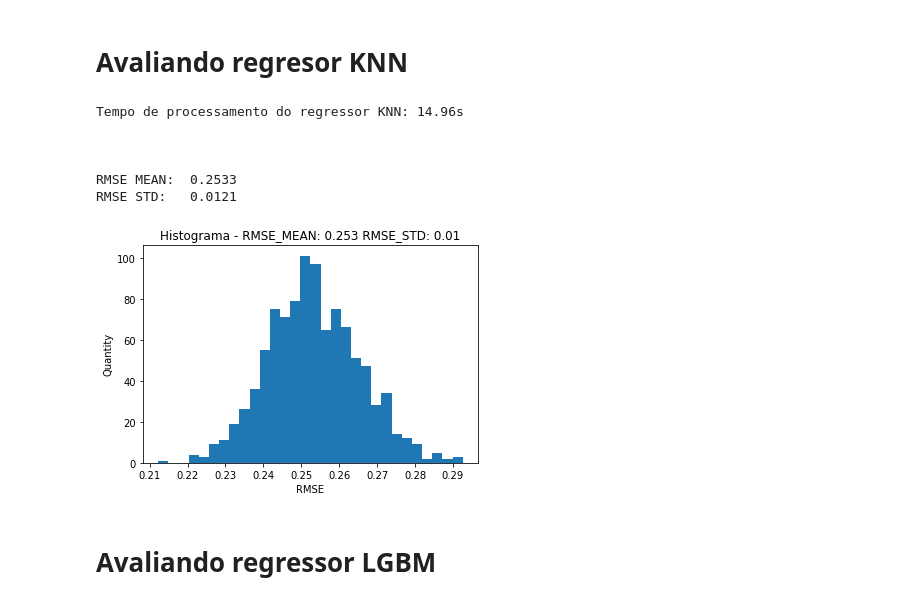
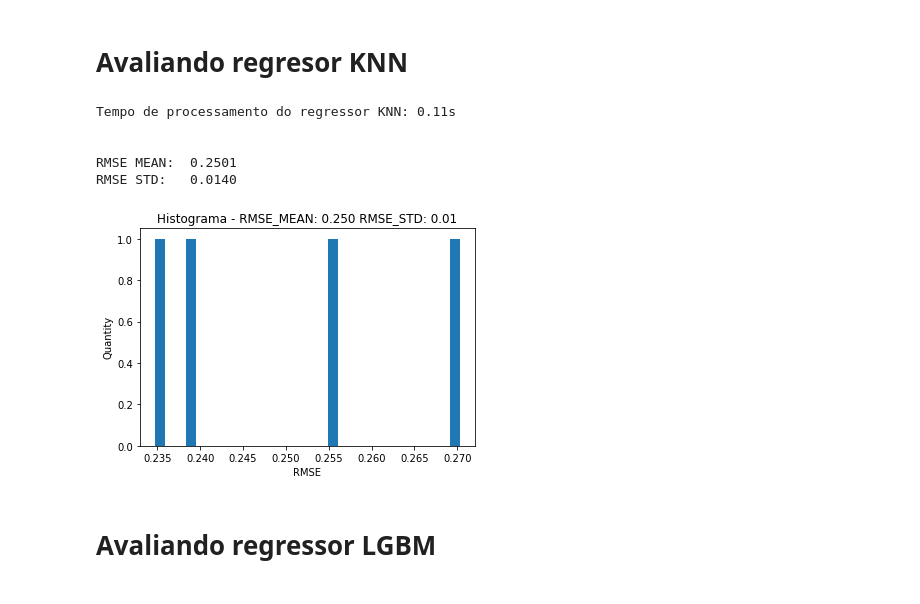
Before and after one commit to vinicius-alves/Kaggle-Avito-Challenge, a Jupyter notebook: notebook regressão linear e ridge.ipynb, the cells around one changed output. Cells and saved outputs as stored; diff of their text form; code cells hidden in the pictures.

```diff
--- a/notebook regressão linear e ridge.ipynb
+++ b/notebook regressão linear e ridge.ipynb
@@ -275,69 +221,53 @@ RMSE STD:   0.0095
 # Avaliando regresor KNN
 # %%
 from sklearn.neighbors import KNeighborsRegressor
-
 start = time.time()
 
-def regressao_knn():
+rmse_list =[]
+X = matriz_train
+y = vetor_train_target
+kf = KFold(n_splits=4);
 
-    X = matriz_train
-    y = vetor_train_target
+# Dividindo dados de treino
+#X_train, X_test, y_train, y_test = train_test_split(X,y,test_size = 0.33)
 
-    # Dividindo dados de treino
-    #X_train, X_test, y_train, y_test = train_test_split(X,y,test_size = 0.33)
-
-    kf = KFold(n_splits=4);
-    for train, test in kf.split(X):
-        X_train, X_test = X[train], X[test];
-        y_train, y_test = y[train], y[test];
+for train, test in kf.split(X):
+    X_train, X_test = X[train], X[test];
+    y_train, y_test = y[train], y[test];
 
     # Criando Regressor KNN
     regr = KNeighborsRegressor(algorithm='auto', leaf_size=50, metric='minkowski',
                                metric_params=None, n_jobs=1, n_neighbors=30, p=2,
                                weights='distance')
 
     # Treino
     regr.fit(X_train, y_train.toarray().ravel())
 
     # Predição
     y_pred = regr.predict(X_test)
 
     #Root mean squared error
-    return np.sqrt(mean_squared_error(y_test.todense(), y_pred))
-
-start = time.time()
-
-rmse_list =[]
-
-# Testando 2000 vezes através de amostras aleatórias
-for i in range(1000):
-    rmse = regressao_knn()
-    rmse_list.append(rmse)
+    rmse_list.append(np.sqrt(mean_squared_error(y_test.todense(), y_pred)));
 
 end = time.time()
 
-print('Tempo de processamento do regressor KNN: '+str("%.2f" % (end - start))+'s\n')
-
-
-print("\n")
+print('Tempo de processamento do regressor KNN: '+str("%.2f" % (end - start))+'s\n\n')
 print("RMSE MEAN: ","%.4f" % np.mean(rmse_list))
-print("RMSE STD:  ","%.4f" % np.std(rmse_list))
-print("\n")
+print("RMSE STD:  ","%.4f" % np.std(rmse_list), '\n\n')
 
 plt.title(u"Histograma - RMSE_MEAN: " + str("%.3f" % np.mean(rmse_list))+ " RMSE_STD: " + str("%.2f" % np.std(rmse_list)))
 plt.ylabel("Quantity")
 plt.xlabel("RMSE")
 
 plt.hist(rmse_list,bins =30)
 plt.show()
 # %% [output]
-Tempo de processamento do regressor KNN: 14.96s
+Tempo de processamento do regressor KNN: 0.11s
 
 
-
-RMSE MEAN:  0.2533
-RMSE STD:   0.0121
+RMSE MEAN:  0.2501
+RMSE STD:   0.0140
-[figure, old version]
+[figure, new version]
 # %% [markdown]
 # Avaliando regressor LGBM
 # %%
```
Also changed, not shown: parts of 9 cells of this notebook.
